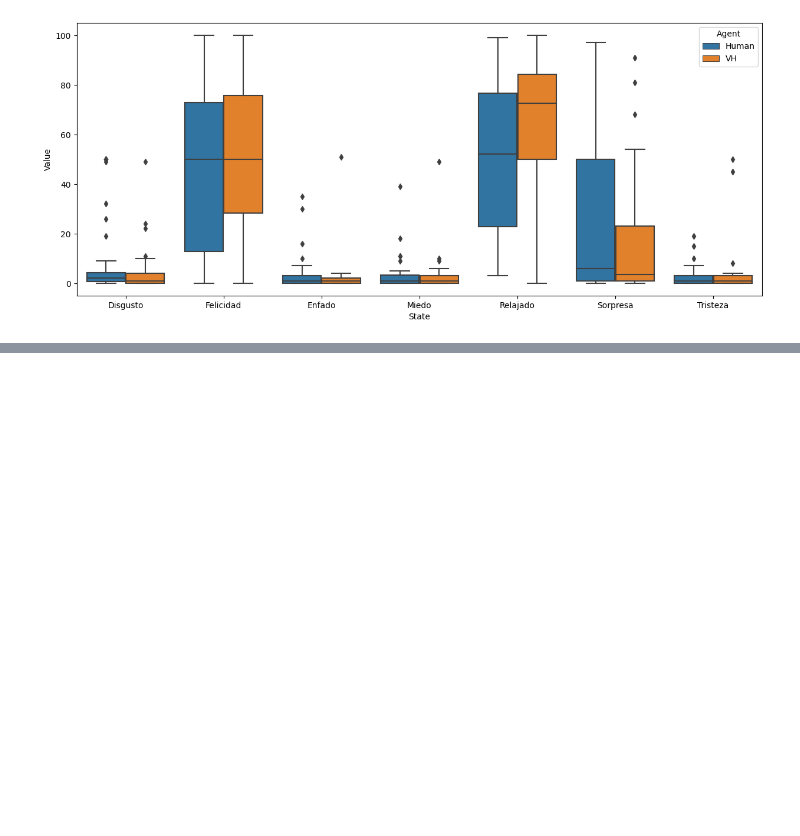
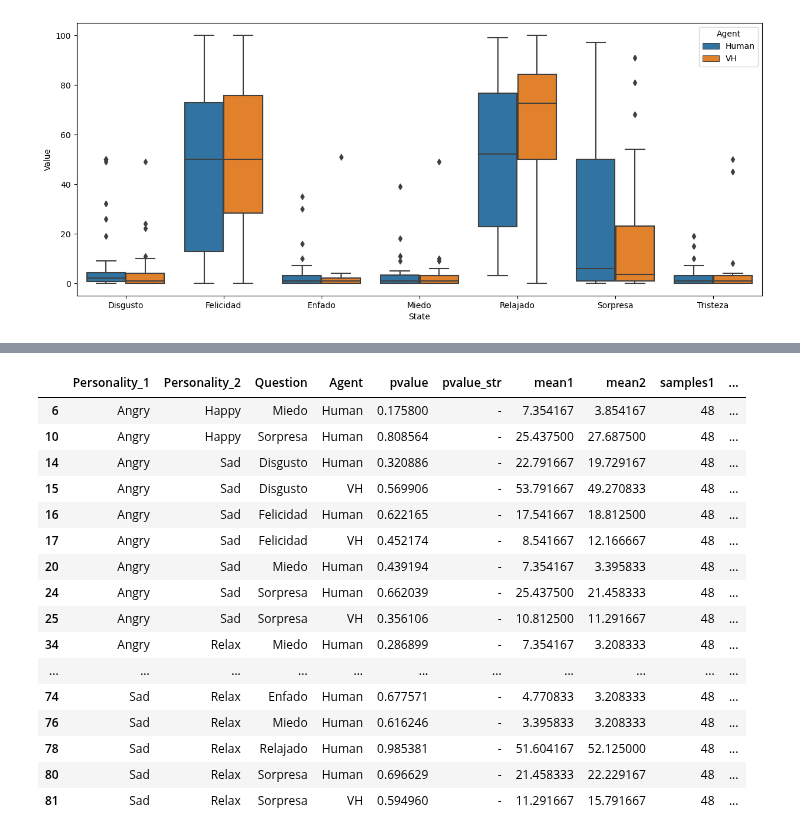
Before and after one commit to ASAPLableni/LableniBot, a Jupyter notebook: DataAnalysis/AnalysisQuest.ipynb, the cells around one changed output, grey strips where cells are left out. Drawn from its saved outputs; the diff is of its cells as text; code cells hidden in the pictures; blank space fills up the shorter version.

Commit message:
some more stats

```diff
--- a/DataAnalysis/AnalysisQuest.ipynb
+++ b/DataAnalysis/AnalysisQuest.ipynb
@@ -1342,3 +1250,45 @@ Sad
 [figure]
 Relax
 [figure]
+# %%
+df_angry_vas_plot["Personality"] = "Angry"
+df_happy_vas_plot["Personality"] = "Happy"
+df_sad_vas_plot["Personality"] = "Sad"
+df_relax_vas_plot["Personality"] = "Relax"
+
+df_vase = pd.concat([df_angry_vas_plot, df_happy_vas_plot, df_sad_vas_plot, df_relax_vas_plot], axis=0).reset_index(drop=True)
+# %%
+personalities_list = ["Angry", "Happy", "Sad", "Relax"]
+quest_list = list(df_angry_vas_plot["State"].unique())
+agents_list = ["Human", "VH"]
+# %%
+result_vase_stat_list = []
+for i_p, pers1 in enumerate(personalities_list[:-1]):
+    for pers2 in personalities_list[(i_p+1):]:
+
+        for q in quest_list:
+            for ag in agents_list:
+
+                cond_both = (df_vase["State"] == q) & (df_vase["Agent"] == ag)
+
+                x1 = df_vase[cond_both & (df_vase["Personality"] == pers1)]["Value"].dropna().values
+                x2 = df_vase[cond_both & (df_vase["Personality"] == pers2)]["Value"].dropna().values
+
+                _, p_value = sp.stats.mannwhitneyu(x1, x2)
+                p_value_str = aute.get_p_string(p_value)
+
+                result_vase_stat_list.append({
+                    "Personality_1": pers1,
+                    "Personality_2": pers2,
+                    "Question": q,
+                    "Agent": ag,
+                    "pvalue": p_value,
+                    "pvalue_str": p_value_str,
+                    "mean1": np.mean(x1),
+                    "mean2": np.mean(x2),
+                    "samples1": len(x1),
+                    "samples2": len(x2)
+                })
+
+df_res_vase_pvalue = pd.DataFrame(result_vase_stat_list)
+df_res_vase_pvalue
@@ -1344,0 +1309,20 @@ Relax
+# %%
+df_res_vase_pvalue[df_res_vase_pvalue["pvalue_str"] == "-"]
+# %% [output]
+|  | Personality_1 | Personality_2 | Question | Agent | pvalue | pvalue_str | mean1 | mean2 | samples1 | ... |
+| 6 | Angry | Happy | Miedo | Human | 0.175800 | - | 7.354167 | 3.854167 | 48 | ... |
+| 10 | Angry | Happy | Sorpresa | Human | 0.808564 | - | 25.437500 | 27.687500 | 48 | ... |
+| 14 | Angry | Sad | Disgusto | Human | 0.320886 | - | 22.791667 | 19.729167 | 48 | ... |
+| 15 | Angry | Sad | Disgusto | VH | 0.569906 | - | 53.791667 | 49.270833 | 48 | ... |
+| 16 | Angry | Sad | Felicidad | Human | 0.622165 | - | 17.541667 | 18.812500 | 48 | ... |
+| 17 | Angry | Sad | Felicidad | VH | 0.452174 | - | 8.541667 | 12.166667 | 48 | ... |
+| 20 | Angry | Sad | Miedo | Human | 0.439194 | - | 7.354167 | 3.395833 | 48 | ... |
+| 24 | Angry | Sad | Sorpresa | Human | 0.662039 | - | 25.437500 | 21.458333 | 48 | ... |
+| 25 | Angry | Sad | Sorpresa | VH | 0.356106 | - | 10.812500 | 11.291667 | 48 | ... |
+| 34 | Angry | Relax | Miedo | Human | 0.286899 | - | 7.354167 | 3.208333 | 48 | ... |
+| ... | ... | ... | ... | ... | ... | ... | ... | ... | ... | ... |
+| 74 | Sad | Relax | Enfado | Human | 0.677571 | - | 4.770833 | 3.208333 | 48 | ... |
+| 76 | Sad | Relax | Miedo | Human | 0.616246 | - | 3.395833 | 3.208333 | 48 | ... |
+| 78 | Sad | Relax | Relajado | Human | 0.985381 | - | 51.604167 | 52.125000 | 48 | ... |
+| 80 | Sad | Relax | Sorpresa | Human | 0.696629 | - | 21.458333 | 22.229167 | 48 | ... |
+| 81 | Sad | Relax | Sorpresa | VH | 0.594960 | - | 11.291667 | 15.791667 | 48 | ... |
```
Also changed, not shown: parts of 8 cells of this notebook, 1 other file.
